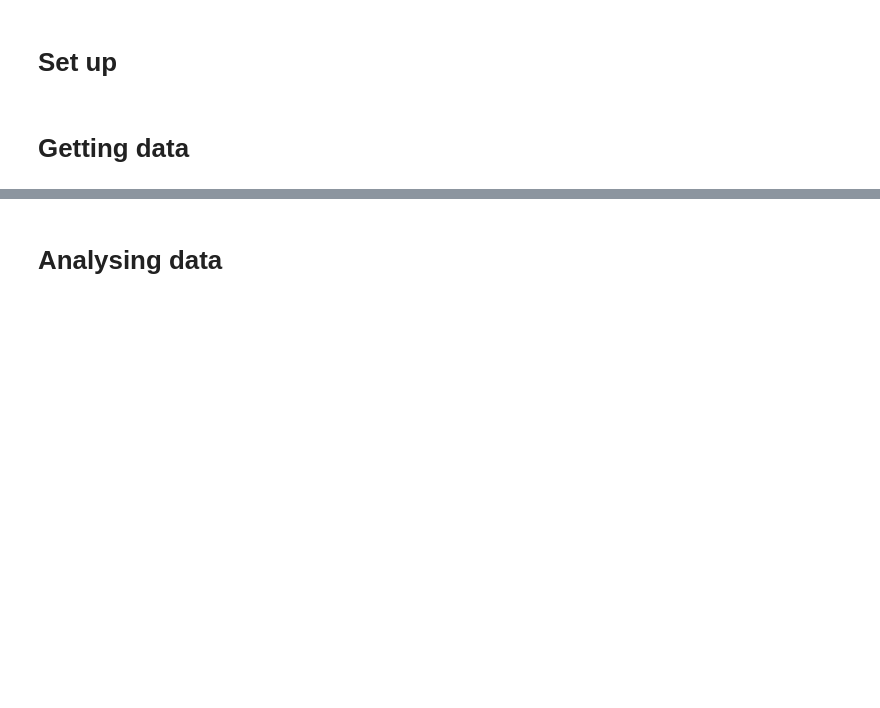
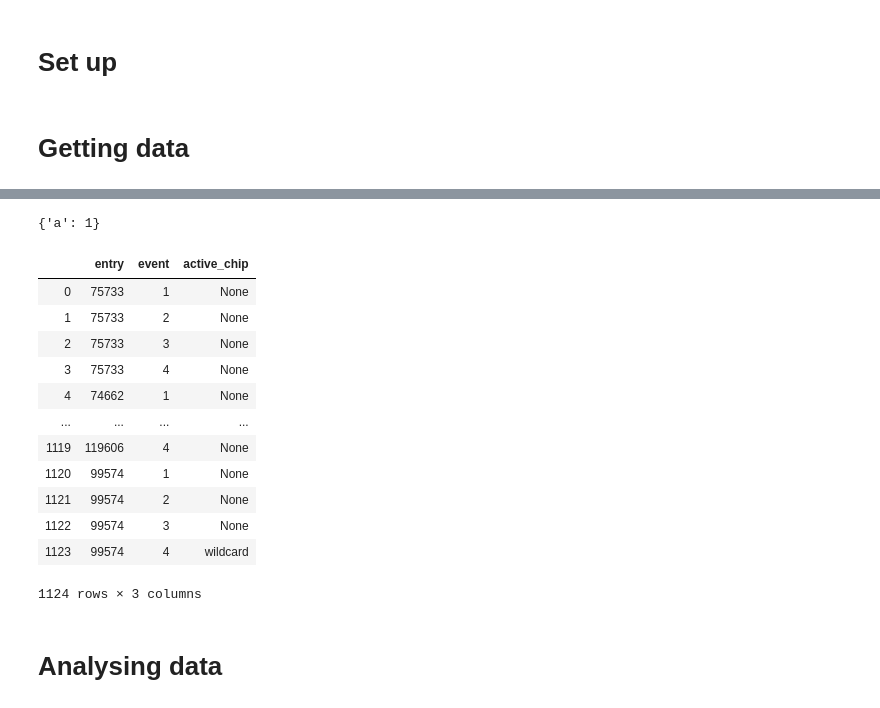
Before and after one commit to thomas-woodruff/footbot, a Jupyter notebook: notebooks/00.02 Player ownership.ipynb, the cells around one changed output, grey strips where cells are left out. Saved outputs shown, nothing was run; the diff lists cells and outputs as text; code cells hidden in the pictures; blank space fills up the shorter version.

```diff
--- a/notebooks/00.02 Player ownership.ipynb
+++ b/notebooks/00.02 Player ownership.ipynb
@@ -83,3 +122,37 @@ print(len(entry_season_arr))
+# %%
+def get_dict_keys(d, k):
+    if not (isinstance, k, list):
+        raise Exception
+    arr = []
+    for i in k:
+        arr.append((i, d[i]))
+
+    return dict(arr)
+# %%
+get_dict_keys({'a': 1, 'b': 2}, ['a'])
+# %% [output]
+{'a': 1}
+# %%
+chips_df = pd.DataFrame([
+    get_dict_keys(i, ['entry', 'event', 'active_chip'])
+    for i in entry_season_arr
+])
+
+chips_df
+# %% [output]
+|  | entry | event | active_chip |
+| 0 | 75733 | 1 | None |
+| 1 | 75733 | 2 | None |
+| 2 | 75733 | 3 | None |
+| 3 | 75733 | 4 | None |
+| 4 | 74662 | 1 | None |
+| ... | ... | ... | ... |
+| 1119 | 119606 | 4 | None |
+| 1120 | 99574 | 1 | None |
+| 1121 | 99574 | 2 | None |
+| 1122 | 99574 | 3 | None |
+| 1123 | 99574 | 4 | wildcard |
+1124 rows × 3 columns
 # %%
 current_event_arr = [i for i in entry_season_arr if i['event'] == current_event]
 # %%
```
Also changed, not shown: parts of 15 cells of this notebook, 2 other files.
